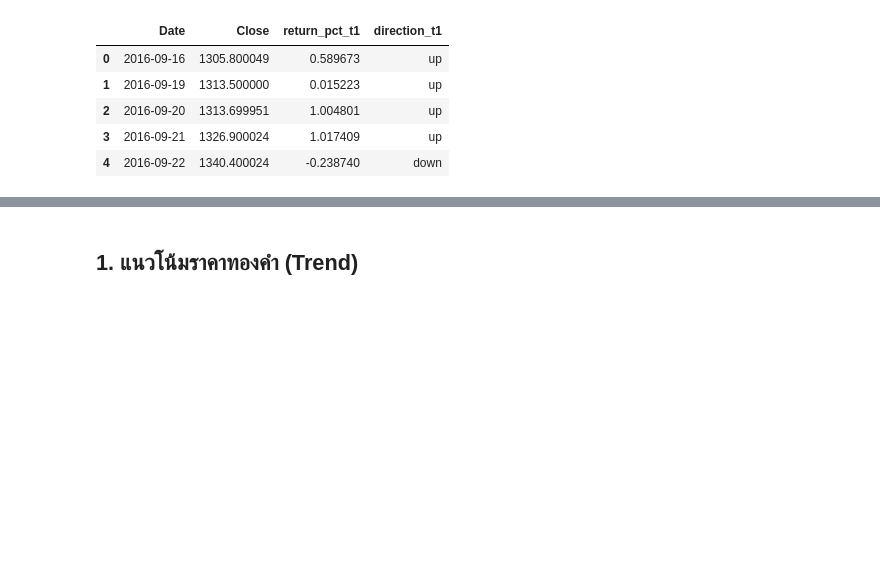
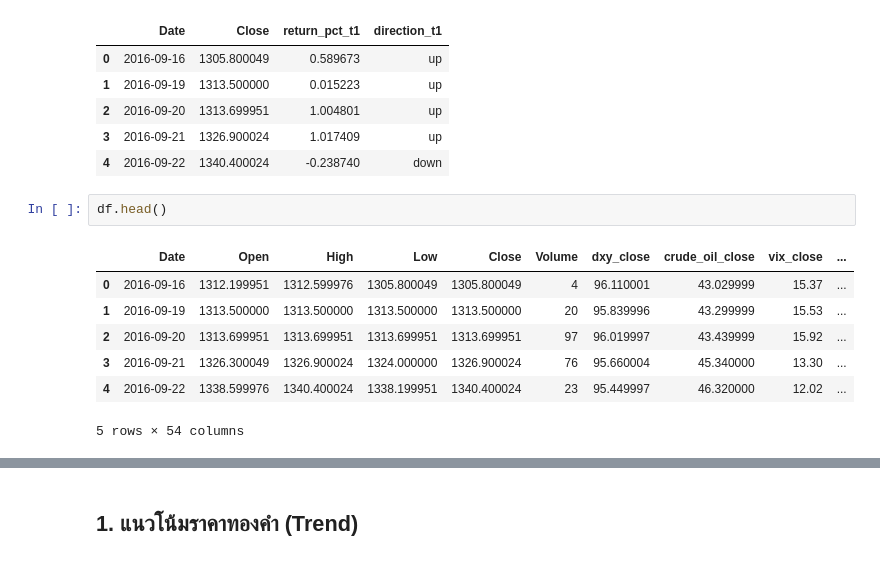
Before and after one commit to Alongkron1234/GoldForecast, a Jupyter notebook: notebooks/eda.ipynb, the cells around one changed output, grey strips where cells are left out. Cells and saved outputs as stored; diff of their text form; blank space fills up the shorter version.

```diff
--- a/notebooks/eda.ipynb
+++ b/notebooks/eda.ipynb
@@ -25,3 +25,13 @@ df[["Date", "Close", "return_pct_t1", "direction_t1"]].head()
 | 2 | 2016-09-20 | 1313.699951 | 1.004801 | up |
 | 3 | 2016-09-21 | 1326.900024 | 1.017409 | up |
 | 4 | 2016-09-22 | 1340.400024 | -0.238740 | down |
+# %%
+df.head()
+# %% [output]
+|  | Date | Open | High | Low | Close | Volume | dxy_close | crude_oil_close | vix_close | ... |
+| 0 | 2016-09-16 | 1312.199951 | 1312.599976 | 1305.800049 | 1305.800049 | 4 | 96.110001 | 43.029999 | 15.37 | ... |
+| 1 | 2016-09-19 | 1313.500000 | 1313.500000 | 1313.500000 | 1313.500000 | 20 | 95.839996 | 43.299999 | 15.53 | ... |
+| 2 | 2016-09-20 | 1313.699951 | 1313.699951 | 1313.699951 | 1313.699951 | 97 | 96.019997 | 43.439999 | 15.92 | ... |
+| 3 | 2016-09-21 | 1326.300049 | 1326.900024 | 1324.000000 | 1326.900024 | 76 | 95.660004 | 45.340000 | 13.30 | ... |
+| 4 | 2016-09-22 | 1338.599976 | 1340.400024 | 1338.199951 | 1340.400024 | 23 | 95.449997 | 46.320000 | 12.02 | ... |
+5 rows × 54 columns
```
Also changed, not shown: parts of 1 cell of this notebook, 1 other file.
